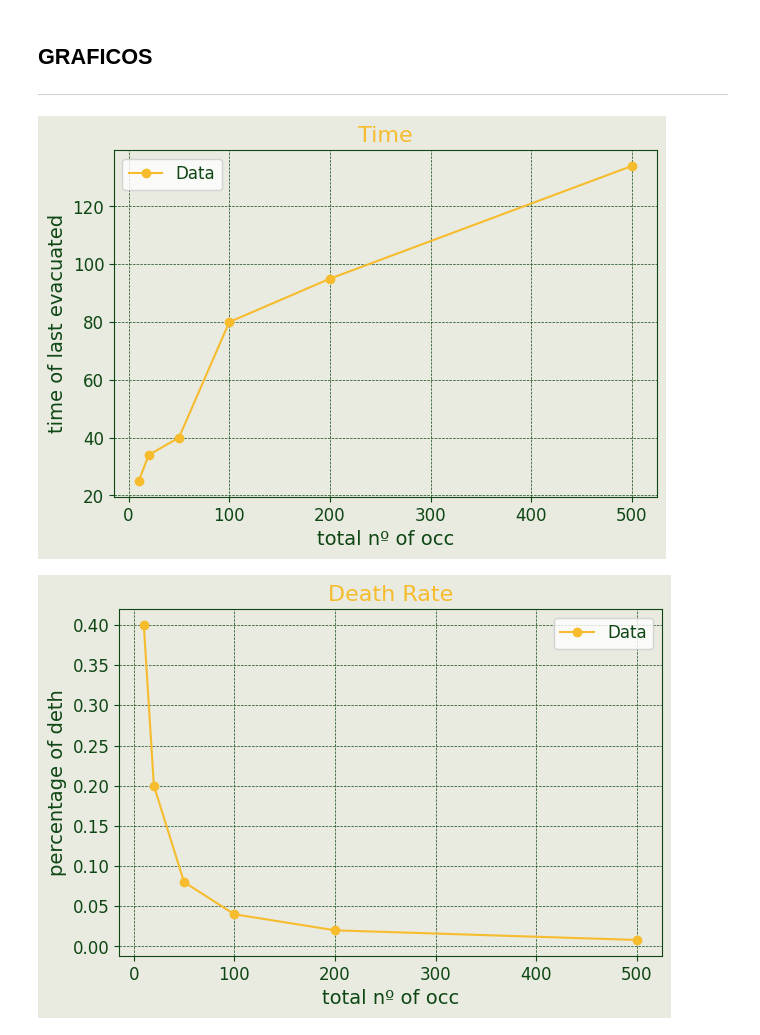
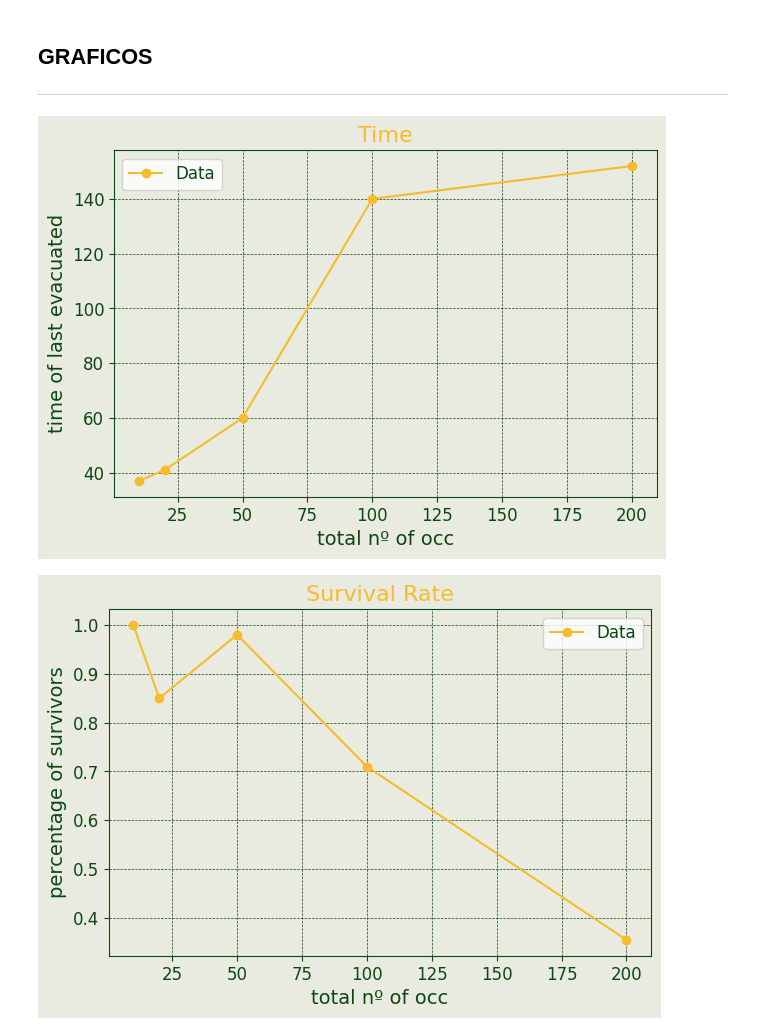
Before and after one commit to inesamorim/multi-agent-emergency-evacuation-system, a Jupyter notebook: lixo.ipynb, the cells around one changed output. Cells and saved outputs as stored; diff of their text form; code cells hidden in the pictures.

```diff
--- a/lixo.ipynb
+++ b/lixo.ipynb
@@ -267,18 +267,18 @@ def plot_graph(x, y, title="Graph", xlabel="X-axis", ylabel="Y-axis"):
 # %%
 '''
 altering nº of occ
     vab independ(x) nº of occ
     vab depend(y)   time of evacuation
 
     vab depend(y)   ratio of dead
 '''
-x =  [10, 20, 50, 100, 200, 500]
-y1 = [25, 34, 40, 80, 95, 134]
-y2 = [4/10, 4/20, 4/50, 4/100, 4/200, 4/500]
+x =  [10, 20, 50, 100, 200]
+y1 = [37, 41, 60, 140, 152] #Time
+y2 = [10/10, 17/20, 49/50, 71/100, 71/200]
 
 plot_graph(x, y1,title="Time", xlabel="total nº of occ", ylabel="time of last evacuated")
 
-plot_graph(x, y2,title="Death Rate", xlabel="total nº of occ", ylabel="percentage of deth")
+plot_graph(x, y2,title="Survival Rate", xlabel="total nº of occ", ylabel="percentage of survivors")
 # %% [output]
-[figure, old version]
+[figure, new version]
-[figure, old version]
+[figure, new version]
```
Also changed, not shown: parts of 6 cells of this notebook.
